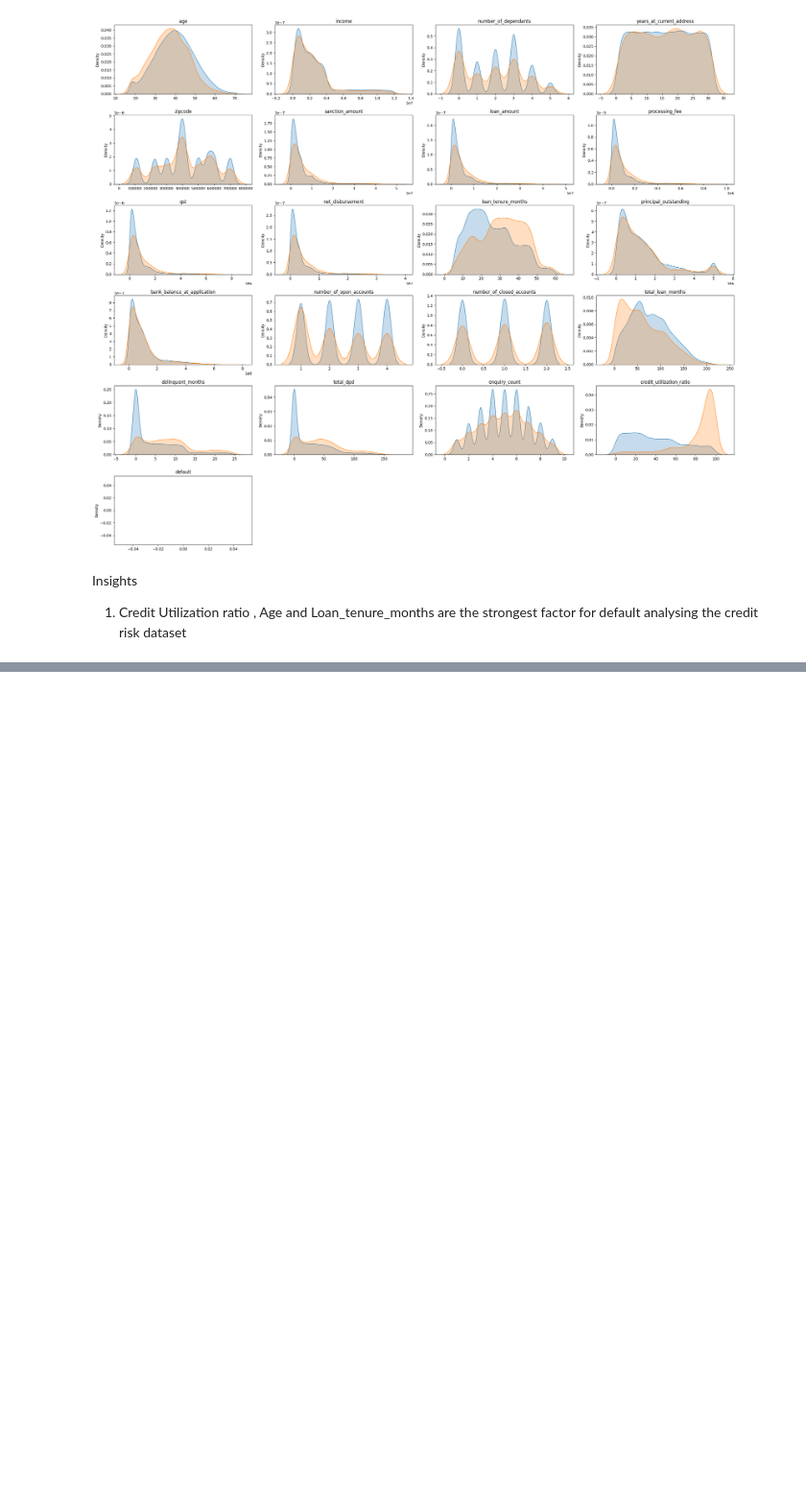
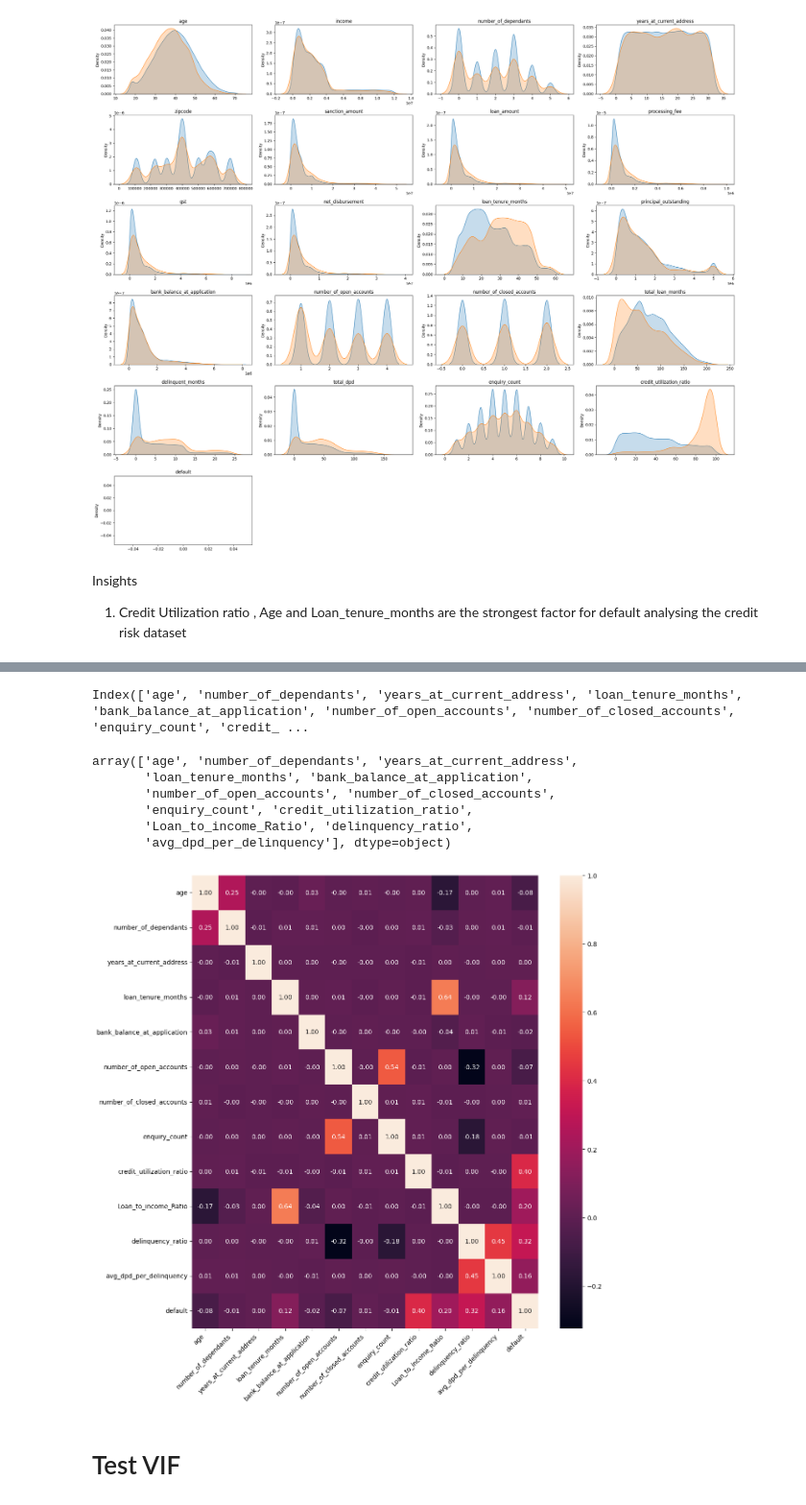
Before and after one commit to praghi/Credit_Risk_Modelling_Prediction, a Jupyter notebook: creditriskprediction.ipynb, the cells around one changed output, grey strips where cells are left out. Shown at 96% size. Saved outputs shown, nothing was run; the diff lists cells and outputs as text; code cells hidden in the pictures; blank space fills up the shorter version.

```diff
--- a/creditriskprediction.ipynb
+++ b/creditriskprediction.ipynb
@@ -413,0 +544,2 @@ Insights
+# %%
+df_train_3 = df_train_2.drop(['disbursal_date', 'installment_start_dt', 'loan_amount', 'income', 'total_loan_months','delinquent_months', 'total_dpd'], axis=1)
@@ -413,0 +560,12 @@ Insights
+# %%
+X_train = df_train_3.drop('default', axis=1)
+y_train = df_train_3['default']
+
+from sklearn.preprocessing import MinMaxScaler
+
+cols_to_scale = X_train.select_dtypes(["int64" , "float64"]).columns
+
+scaler = MinMaxScaler()
+# %%
+X_train[cols_to_scale] = scaler.fit_transform(X_train[cols_to_scale])
+X_train.describe()
@@ -413,0 +628,7 @@ Insights
+# %%
+features_to_drop_vif = ['sanction_amount', 'processing_fee' , 'gst', 'net_disbursement', 'principal_outstanding']
+X_train_1 = X_train.drop(features_to_drop_vif, axis= 1)
+numeric_columns = X_train_1.select_dtypes(['int64', 'float64']).columns
+numeric_columns
+# %% [output]
+Index(['age', 'number_of_dependants', 'years_at_current_address', 'loan_tenure_months', 'bank_balance_at_application', 'number_of_open_accounts', 'number_of_closed_accounts', 'enquiry_count', 'credit_ ...
@@ -413,0 +637,22 @@ Insights
+# %%
+selected_numeric_features_vif = vif_train_df.Column.values
+selected_numeric_features_vif
+# %% [output]
+array(['age', 'number_of_dependants', 'years_at_current_address',
+       'loan_tenure_months', 'bank_balance_at_application',
+       'number_of_open_accounts', 'number_of_closed_accounts',
+       'enquiry_count', 'credit_utilization_ratio',
+       'Loan_to_income_Ratio', 'delinquency_ratio',
+       'avg_dpd_per_delinquency'], dtype=object)
+# %%
+plt.figure(figsize=(12,12))
+cm = df_train_3[numeric_columns.append(pd.Index(['default']))].corr()
+sns.heatmap(cm,annot=True,fmt='0.2f')
+plt.xticks(rotation=45,ha='right')
+plt.yticks(rotation=0)
+plt.tight_layout()
+plt.show()
+# %% [output]
+[figure, added]
+# %% [markdown]
+# Test VIF
```
Also changed, not shown: parts of 34 cells of this notebook.
